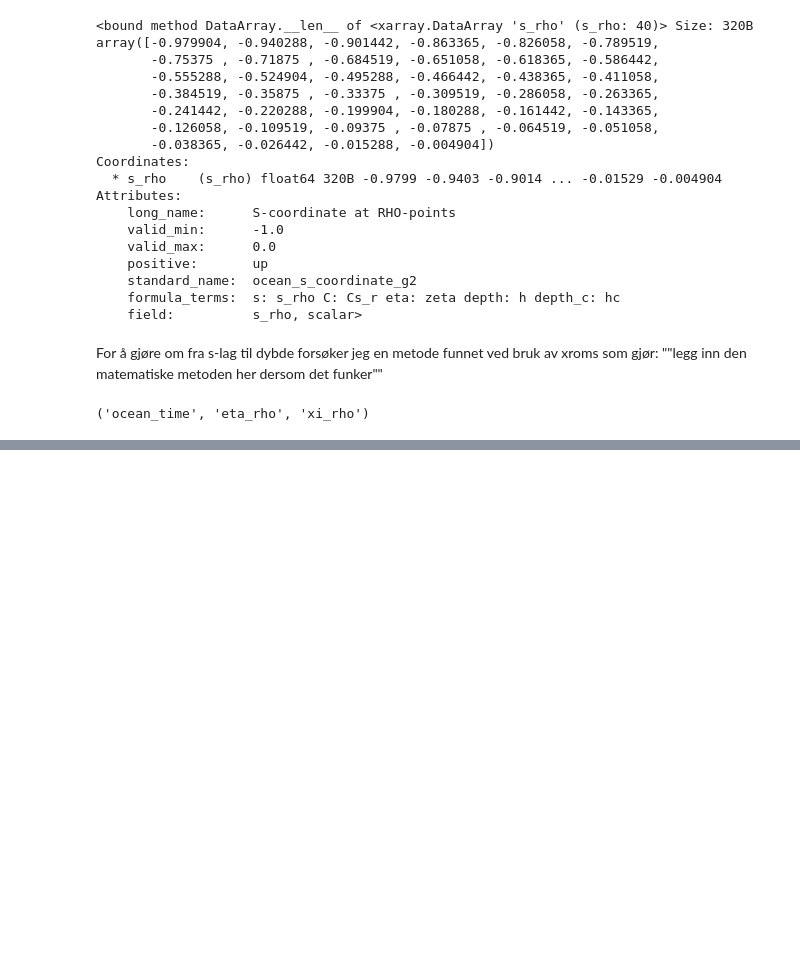
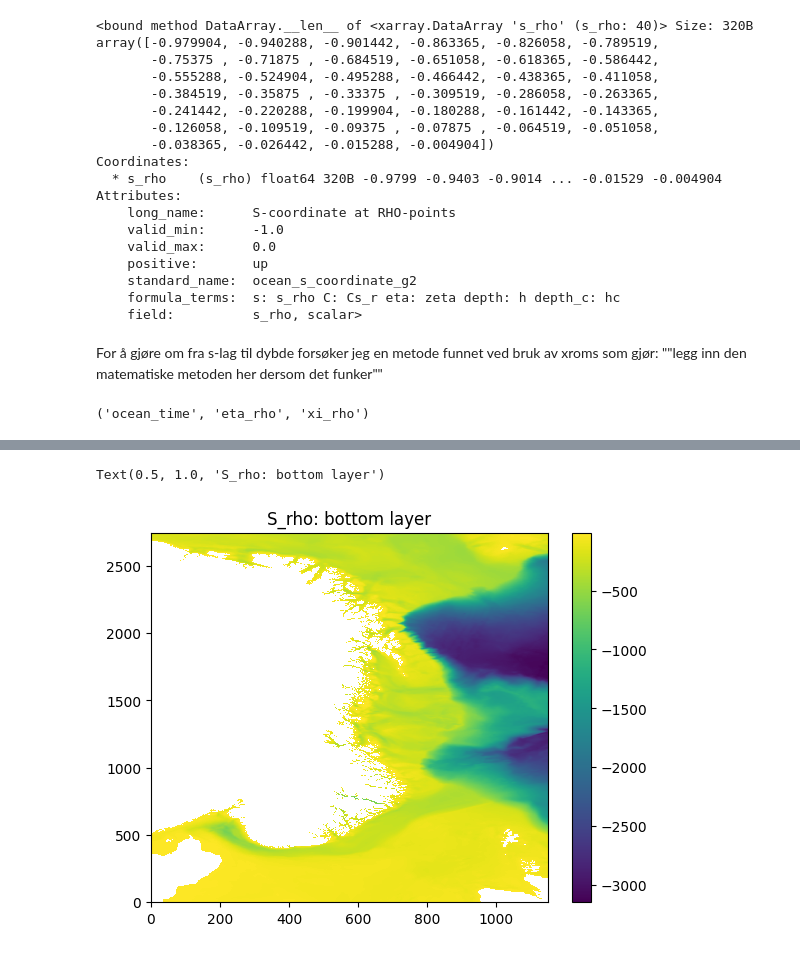
Before and after one commit to metno/ocean-ai, a Jupyter notebook: plot/2mmask.ipynb, the cells around one changed output, grey strips where cells are left out. Cells and saved outputs as stored; diff of their text form; code cells hidden in the pictures; blank space fills up the shorter version.

```diff
--- a/plot/2mmask.ipynb
+++ b/plot/2mmask.ipynb
@@ -170,0 +225,7 @@ ValueError: dimensions () must have the same length as the number of data dimens
+# %%
+plt.pcolormesh(s_rho_bunn[:,:,0])
+plt.colorbar()
+plt.title("S_rho: bottom layer")
+# %% [output]
+Text(0.5, 1.0, 'S_rho: bottom layer')
+[figure, added]
```
Also changed, not shown: parts of 13 cells of this notebook.
